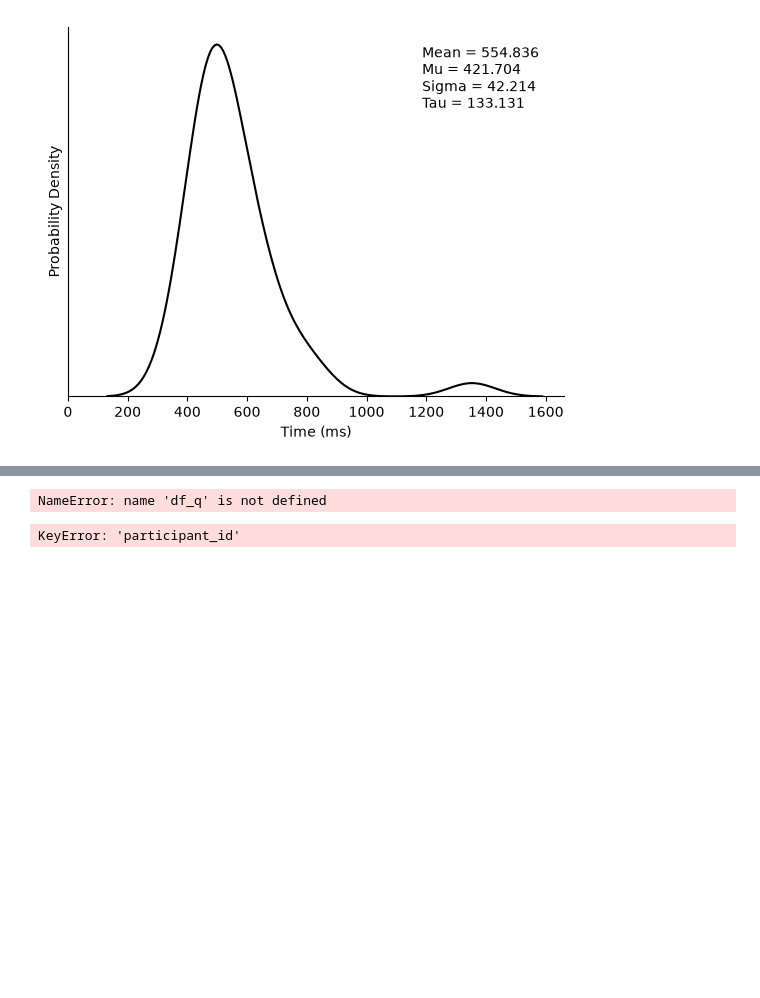
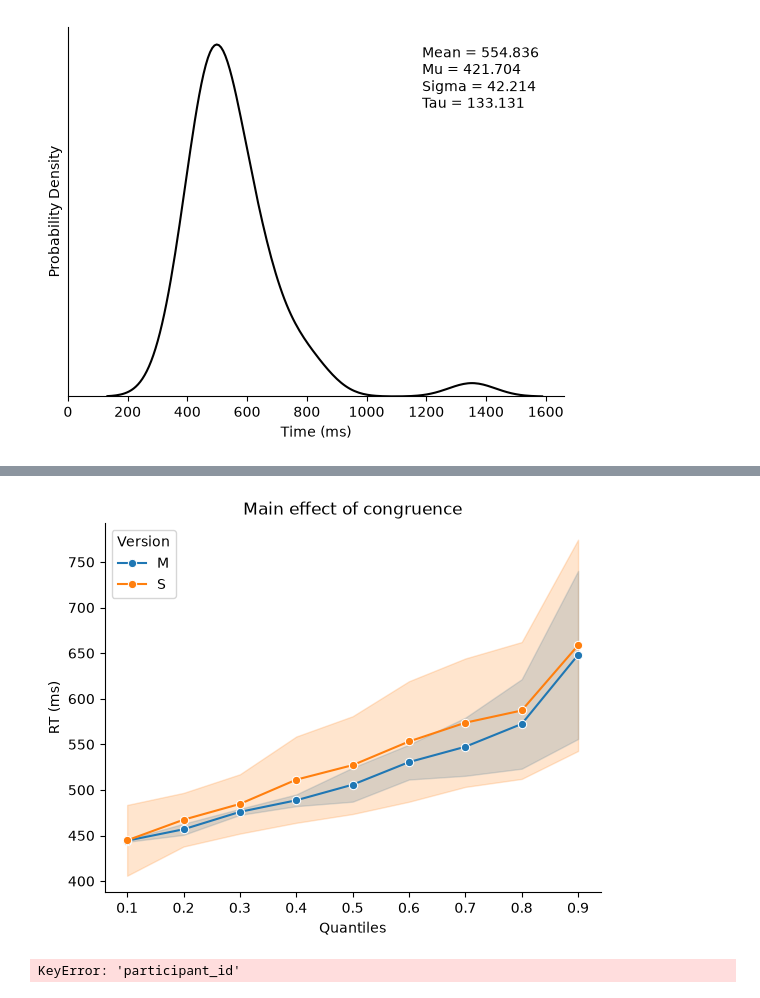
Before and after one commit to EmilieJN/Experimental-Psycholinguistics, a Jupyter notebook: data analysis/Data_inspection.ipynb, the cells around one changed output, grey strips where cells are left out. Drawn from its saved outputs; the diff is of its cells as text; code cells hidden in the pictures; blank space fills up the shorter version.

Commit message:
data analysis

```diff
--- a/data analysis/Data_inspection.ipynb
+++ b/data analysis/Data_inspection.ipynb
@@ -112,16 +112,13 @@ sns.despine()
 # %% [output]
 [figure]
 # %%
-
-
-
 quantiles = np.arange(.1, 1.0, .1)  # .1 to .9
 
 # per-subject, per-condition quantiles
 df_q = (
-    df.groupby(['participant_id', 'congruence'])['rt']
+    dc.groupby(['Participant Code', 'Version'])['rt']
       .apply(lambda x: x.quantile(quantiles))
-      .rename_axis(['participant', 'congruence', 'quantile'])
+      .rename_axis(['participant', 'Version', 'quantile'])
       .reset_index(name='rt_q')
 )
 df_q # inspect the quantiles
@@ -130,13 +143,13 @@ KeyError: 'participant_id'
 # %%
 
 
-ax = sns.lineplot(data=df_q, x='quantile', y='rt_q', hue='congruence', marker='o')
+ax = sns.lineplot(data=df_q, x='quantile', y='rt_q', hue='Version', marker='o')
 ax.set(xlabel='Quantiles', ylabel='RT (ms)')
 
 ax.set_title('Main effect of congruence')
 ax.set(xlabel='Quantiles', ylabel='RT (ms)')
-ax.legend(title='Congruence')
+ax.legend(title='Version')
 sns.despine()
 # %% [output]
-NameError: name 'df_q' is not defined
+[figure, added]
 # %%
```
Also changed, not shown: parts of 2 cells of this notebook, 2 other files.
